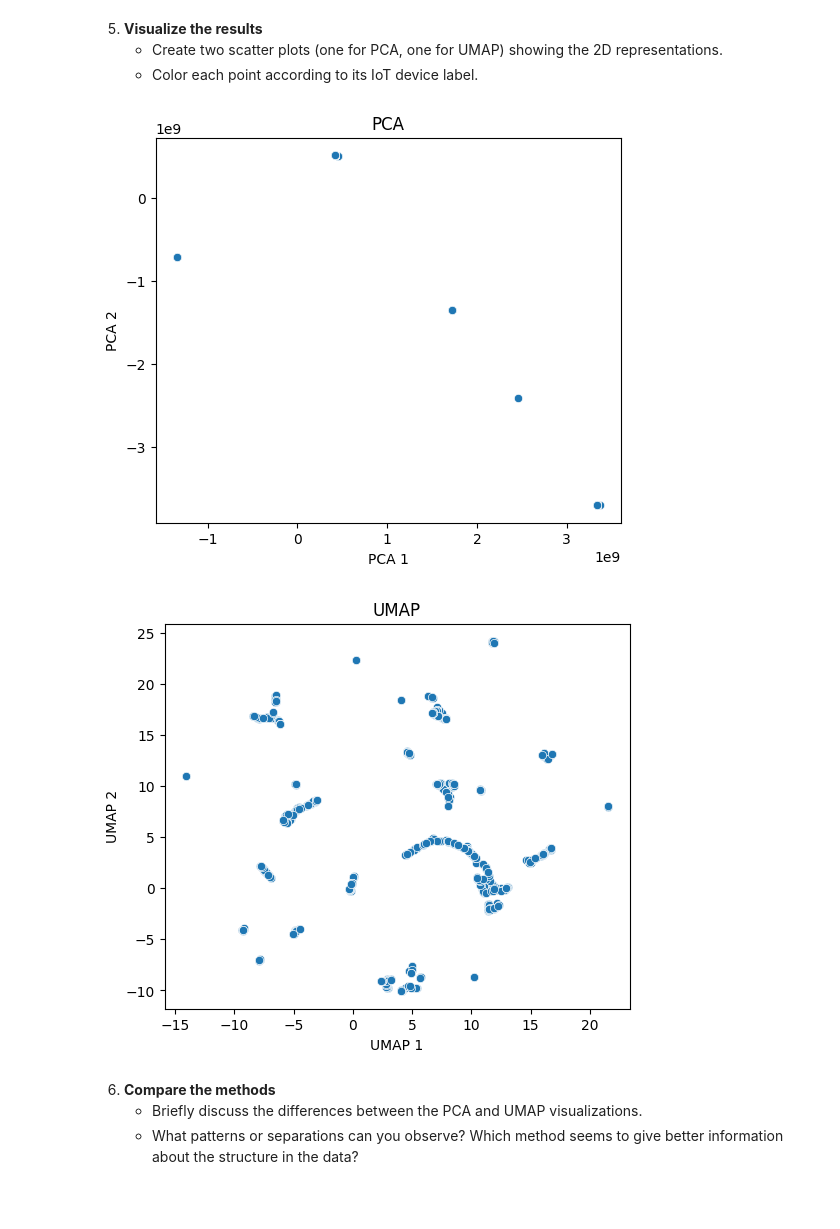
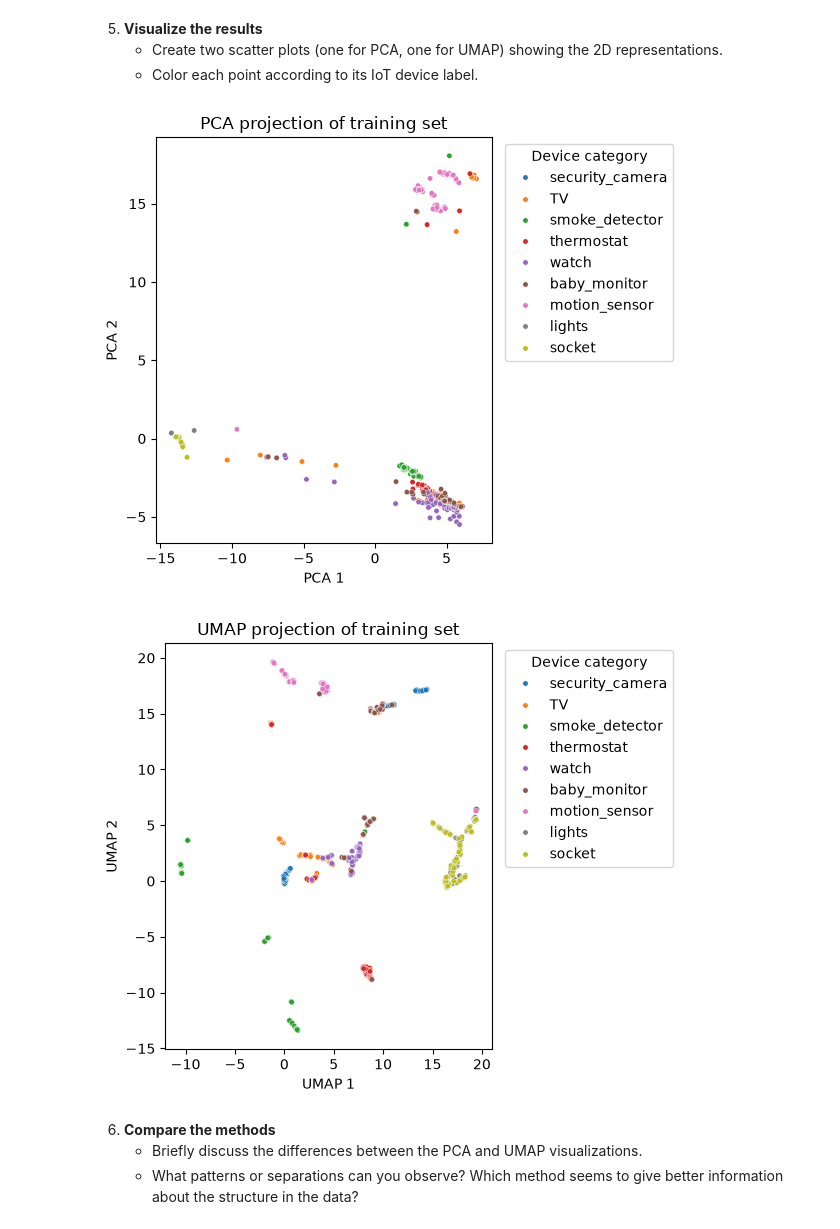
Before and after one commit to james-torgerson/ds4021_lab07, a Jupyter notebook: 07-iot-ensemble-classification.ipynb, the cells around one changed output. Drawn from its saved outputs; the diff is of its cells as text; code cells hidden in the pictures; blank space fills up the shorter version.

```diff
--- a/07-iot-ensemble-classification.ipynb
+++ b/07-iot-ensemble-classification.ipynb
@@ -113,39 +116,40 @@ Name: device_category, dtype: str
    - Use **pipelines** to apply standardization followed by each dimensionality reduction method.
 # %%
 import umap
+from sklearn.pipeline import Pipeline
 from sklearn.preprocessing import StandardScaler
 from sklearn.decomposition import PCA
 import matplotlib.pyplot as plt
 import seaborn as sns
 
-# standardize features
-scaler = StandardScaler()
-scaler.fit(X_train)
-scaler.fit_transform(X_report)
+# pipeline with standardize and 2 components
+pca_pipe = Pipeline([
+    ('scaler', StandardScaler()),
+    ('pca', PCA(n_components=2)),
+])
+umap_pipe = Pipeline([
+    ('scaler', StandardScaler()),
+    ('umap', umap.UMAP(n_components=2, random_state=42)),
+])
 
-#  Apply PCA w two components
-pca = PCA(n_components=2).fit_transform(X_train)
-
-# Apply UMAP w two components
-umap = umap.UMAP(n_components=2, random_state=42).fit_transform(X_train)
+projections = {
+    'PCA': pca_pipe.fit_transform(X_train),
+    'UMAP': umap_pipe.fit_transform(X_train),
+}
 # %% [markdown]
 5. **Visualize the results**
    - Create two scatter plots (one for PCA, one for UMAP) showing the 2D representations.
    - Color each point according to its IoT device label.
 # %%
-projections = {"PCA": pca, "UMAP": umap}
-
-# for loop for projections
-for name, i in projections.items():
+for name, coords in projections.items():
     plt.figure(figsize=(6, 5))
-    sns.scatterplot(
-        x=i[:, 0], y=i[:, 1],
-        #hue=X_report
-    )
-    plt.title(name)
-    plt.xlabel(f"{name} 1")
-    plt.ylabel(f"{name} 2")
+    sns.scatterplot(x=coords[:, 0], y=coords[:, 1], hue=y_train, s=15)
+    plt.title(f'{name} projection of training set')
+    plt.xlabel(f'{name} 1')
+    plt.ylabel(f'{name} 2')
+    plt.legend(title='Device category', bbox_to_anchor=(1.02, 1), loc='upper left')
+    plt.tight_layout()
     plt.show()
 # %% [output]
-[figure, old version]
+[figure, new version]
-[figure, old version]
+[figure, new version]
```
Also changed, not shown: parts of 3 cells of this notebook.
